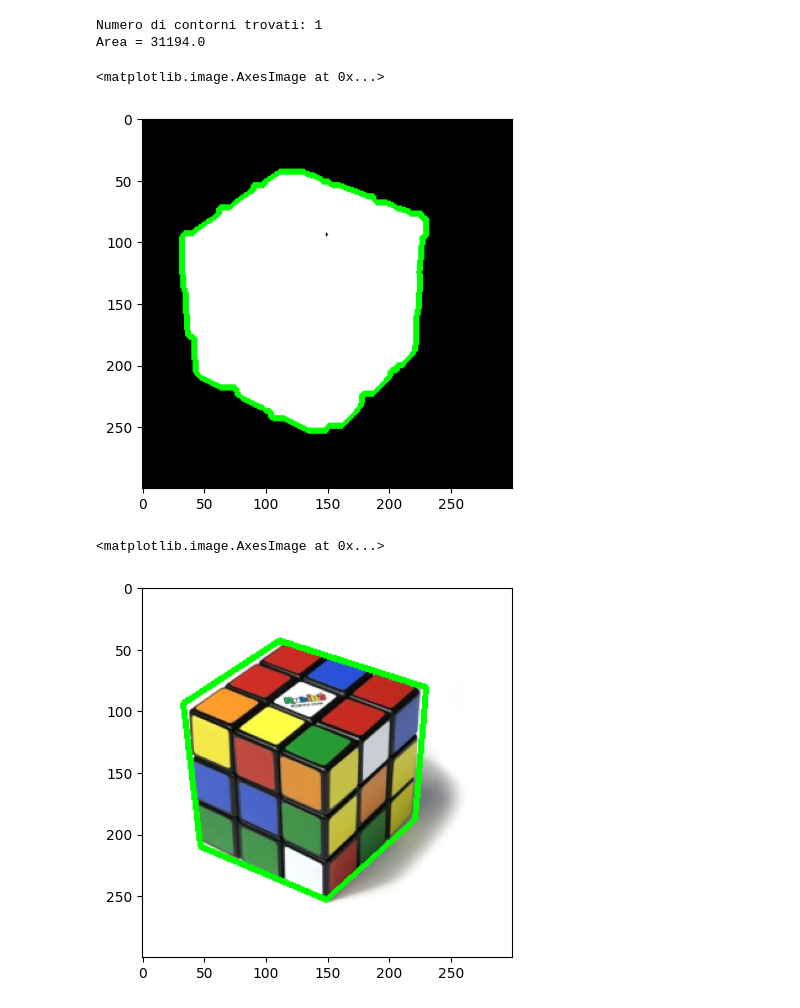
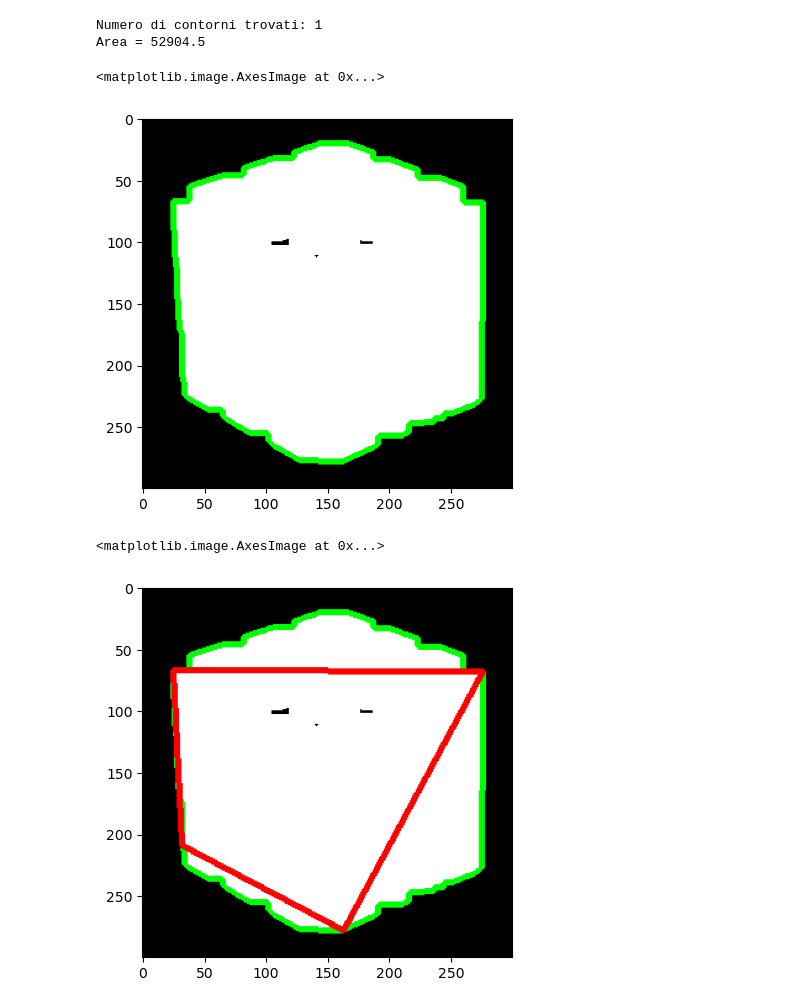
Before and after one commit to andrea25512/SIV-RubiksCube, a Jupyter notebook: final_code.ipynb, the cells around one changed output. Cells and saved outputs as stored; diff of their text form; code cells hidden in the pictures.

```diff
--- a/final_code.ipynb
+++ b/final_code.ipynb
@@ -24,7 +24,7 @@ import cv2
 import random as rng
 from scipy import ndimage as ndi
 
-input_image = cv2.imread('images/square6.jpg')
+input_image = cv2.imread('images/square5.png')
 black_back_image = 255 - input_image
 
 blue, green, red = cv2.split(black_back_image)
@@ -116,6 +116,6 @@ plt.imshow(canny,cmap="gray")
 # %%
 kernel = np.ones((3,3),np.uint8)
-dilatated = cv2.dilate(canny,kernel,iterations = 1)
+dilatated = cv2.dilate(canny,kernel,iterations = 2)
 plt.imshow(dilatated,cmap="gray")
 # %% [output]
 <matplotlib.image.AxesImage at 0x...>
@@ -158,6 +158,6 @@ plt.imshow(filtered_image,cmap="gray")
 # %%
-kernel = np.ones((3,3),np.uint8)
-erosion = cv2.dilate(filtered_image,kernel,iterations = 7)
+kernel = np.ones((5,5),np.uint8)
+erosion = cv2.dilate(filtered_image,kernel,iterations = 5)
 plt.imshow(erosion,cmap="gray")
 # %% [output]
 <matplotlib.image.AxesImage at 0x...>
@@ -179,15 +179,14 @@ cv2.drawContours(tmp, contours, -1, (0, 255, 0), thickness = 3)
 plt.imshow(cv2.cvtColor(tmp, cv2.COLOR_BGR2RGB))
 # %% [output]
 Numero di contorni trovati: 1
-Area = 31194.0
+Area = 52904.5
 <matplotlib.image.AxesImage at 0x...>
-[figure, old version]
+[figure, new version]
 # %%
-epsilon = 0.03 * cv2.arcLength(contours[0], True)
+epsilon = 0.08 * cv2.arcLength(contours[0], True)
 approx_polygon = cv2.approxPolyDP(contours[0], epsilon, True)
-tmp = cv2.resize(input_image, (300, 300), interpolation = cv2.INTER_AREA)
-cv2.drawContours(tmp, [approx_polygon], -1, (0, 255, 0), thickness = 3)
+cv2.drawContours(tmp, [approx_polygon], -1, (0, 0, 255), thickness = 3)
 plt.imshow(cv2.cvtColor(tmp, cv2.COLOR_BGR2RGB))
 # %% [output]
 <matplotlib.image.AxesImage at 0x...>
-[figure, old version]
+[figure, new version]
```
Also changed, not shown: parts of 12 cells of this notebook.
